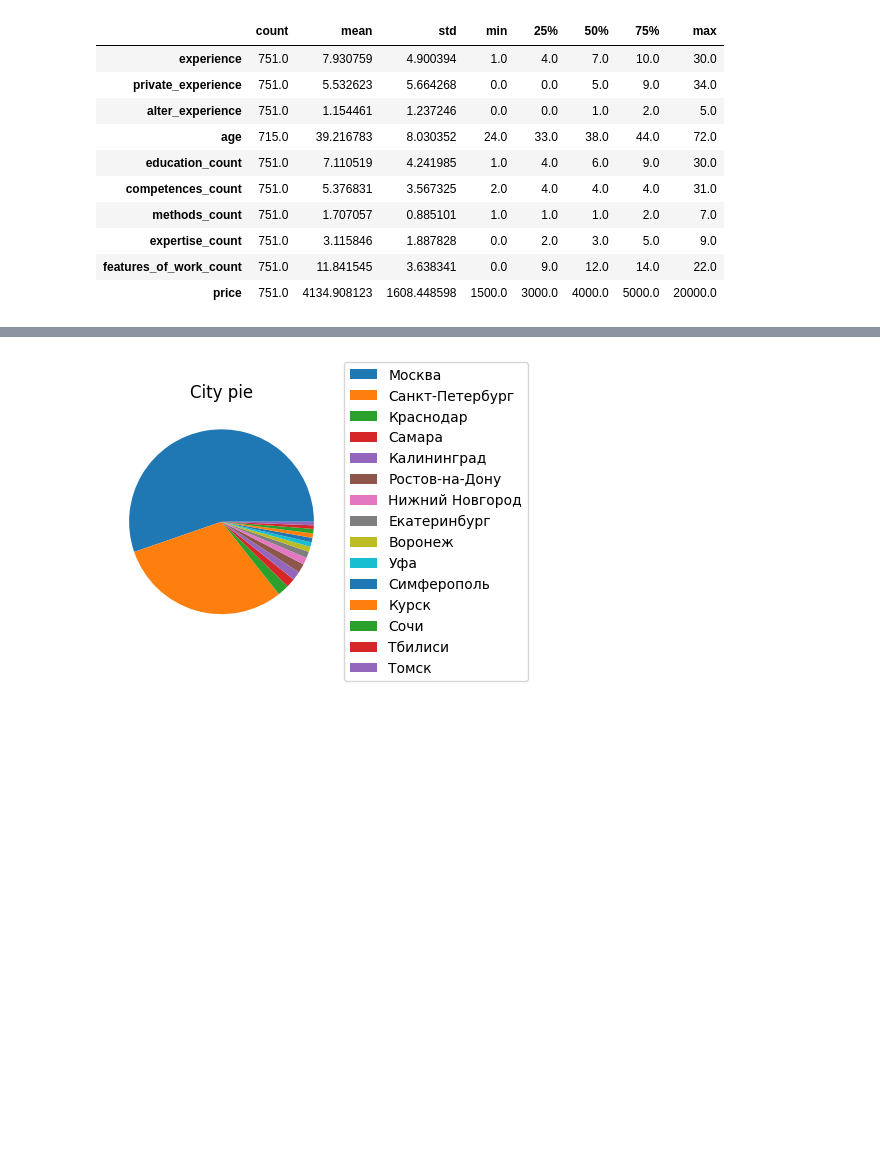
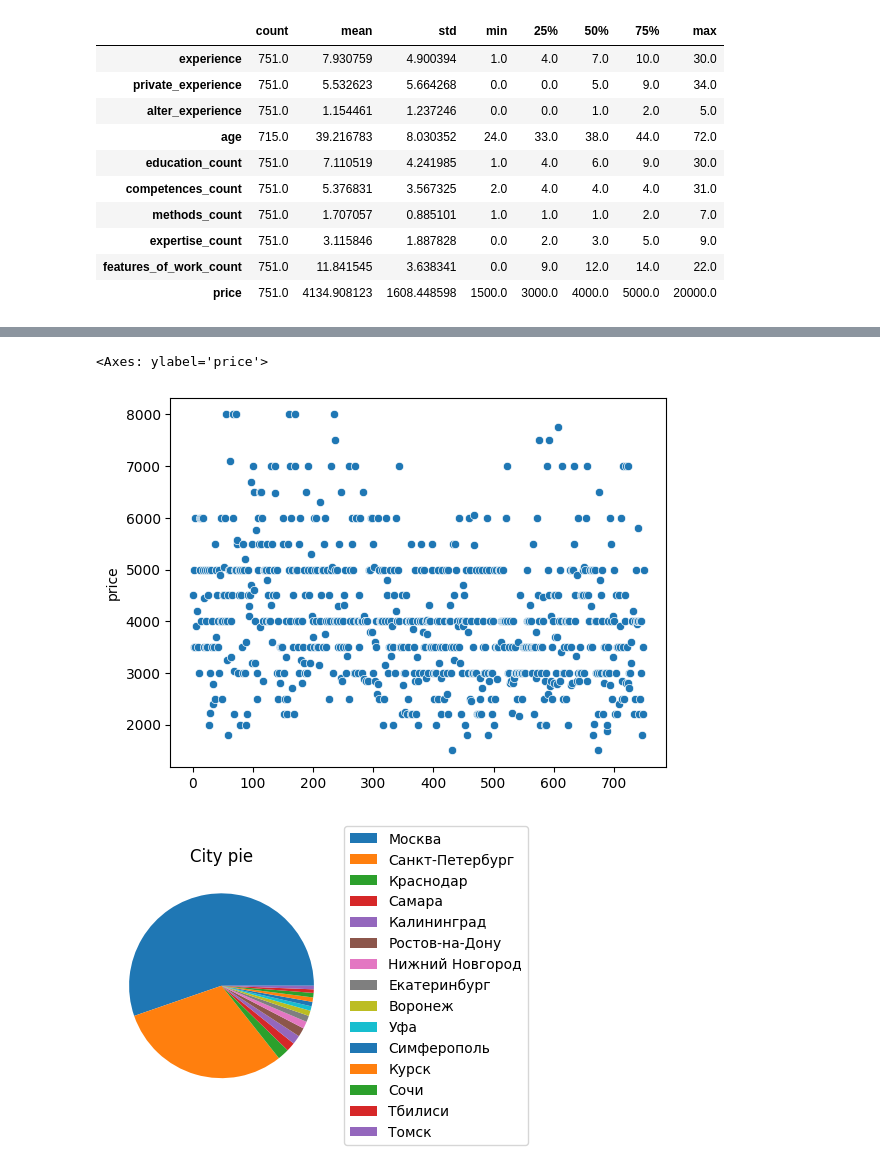
Before and after one commit to shchitaev/psychologist_profile_analysis, a Jupyter notebook: alter/alter_data_cleaning_eda.ipynb, the cells around one changed output, grey strips where cells are left out. Drawn from its saved outputs; the diff is of its cells as text; code cells hidden in the pictures; blank space fills up the shorter version.

```diff
--- a/alter/alter_data_cleaning_eda.ipynb
+++ b/alter/alter_data_cleaning_eda.ipynb
@@ -92,3 +139,8 @@ plt.show()
+# %%
+sns.scatterplot(df['price'])
+# %% [output]
+<Axes: ylabel='price'>
+[figure, added]
 # %%
 # Получаем pie диаграму городов и выбираем топ 15
 city_counts = df['city'].value_counts()[:15]
```
Also changed, not shown: parts of 14 cells of this notebook, 7 other files.
